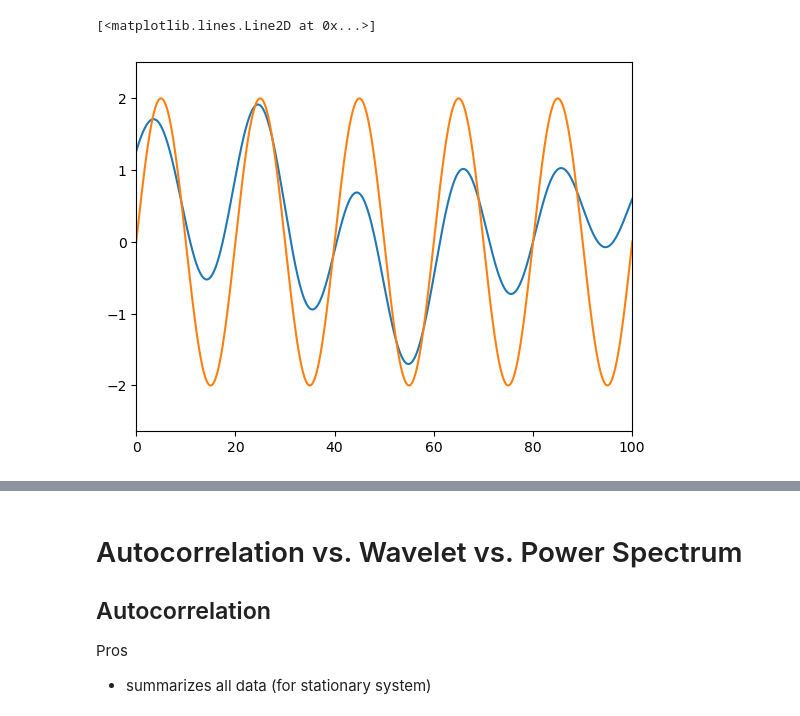
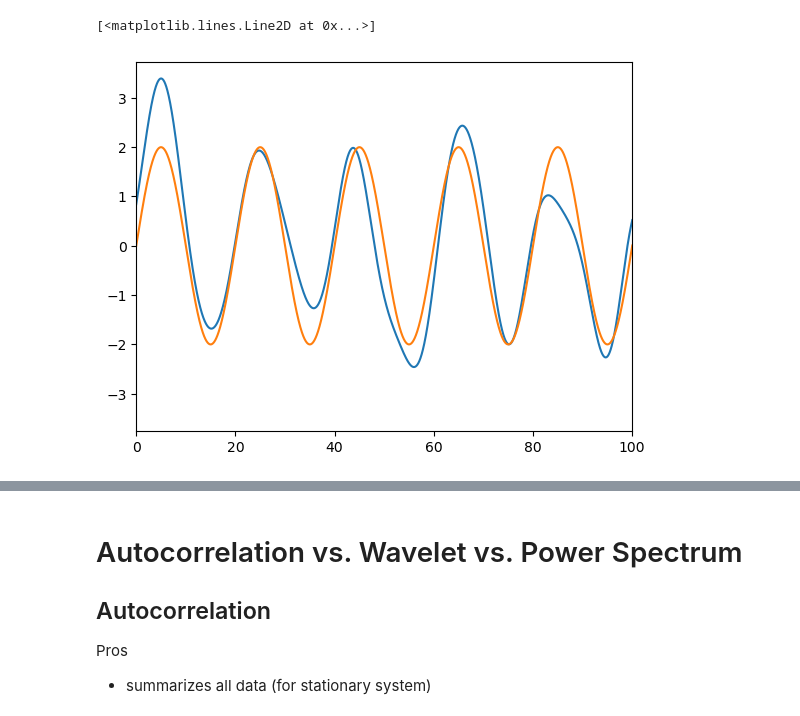
Before and after one commit to rfajber/ResearchMethodsCourse, a Jupyter notebook: notes/3.5_Extra.ipynb, the cells around one changed output, grey strips where cells are left out. Drawn from its saved outputs; the diff is of its cells as text; code cells hidden in the pictures.

```diff
--- a/notes/3.5_Extra.ipynb
+++ b/notes/3.5_Extra.ipynb
@@ -47,11 +47,11 @@ plt.loglog(f,p*dt/nt)
 # %%
-b, a = sig.butter(5, dt/10, 'low', analog=False)
+b, a = sig.butter(5, dt/5, 'low', analog=False)
 plt.plot(t,sig.filtfilt(b,a,y),label='IIR filter')
 plt.xlim([0,100])
 plt.plot(t,s)
 # %% [output]
 [<matplotlib.lines.Line2D at 0x...>]
-[figure, old version]
+[figure, new version]
 # %%
 b, a = sig.butter(4, dt/5, 'low', analog=True)
 w, h = sig.freqs(b, a)
```
Also changed, not shown: parts of 6 cells of this notebook, 32 other files.
